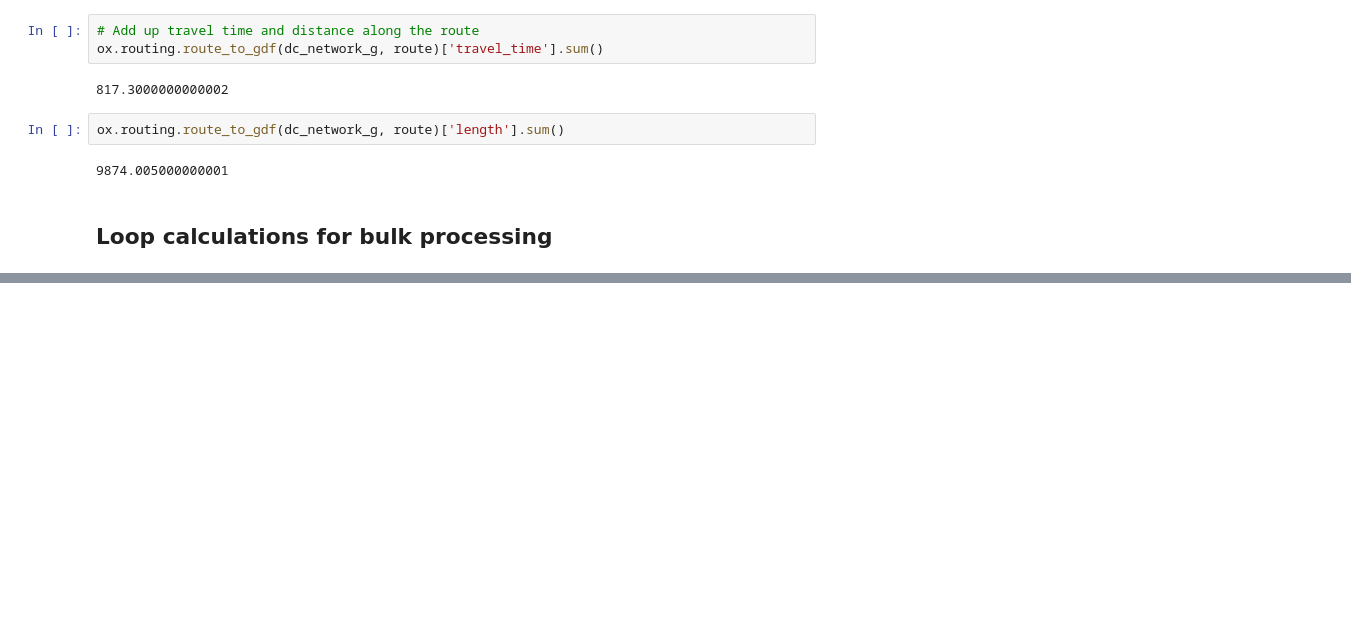
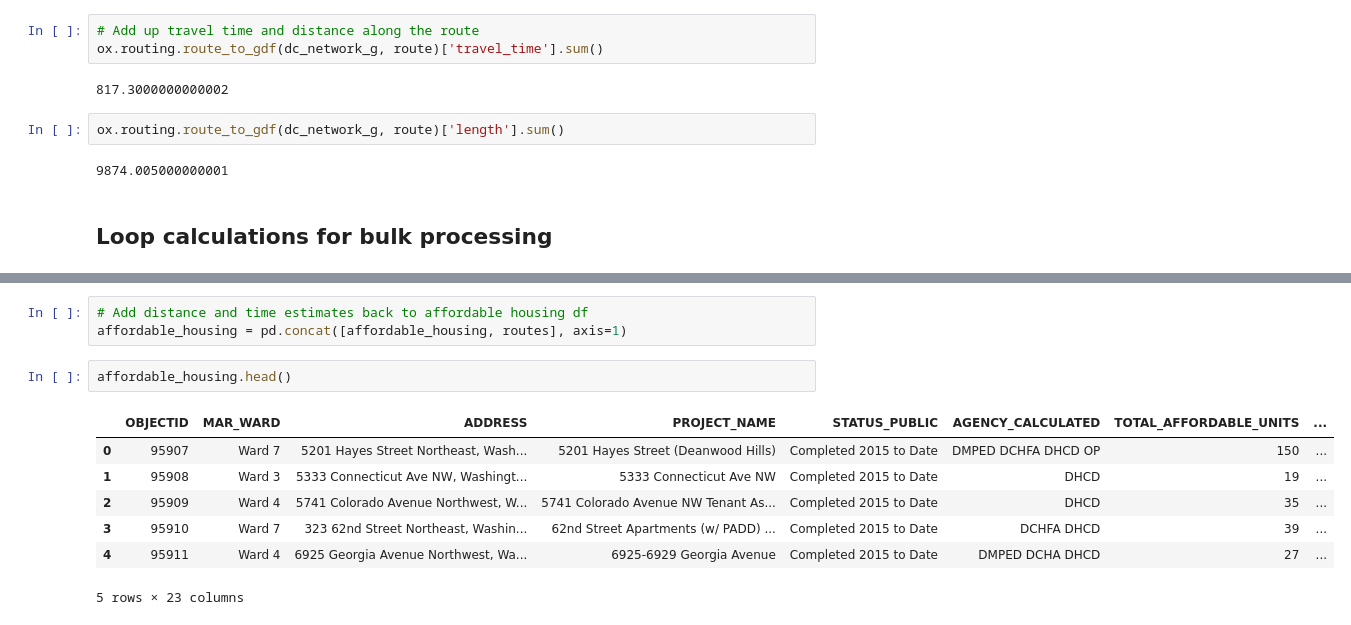
Before and after one commit to ncsg/ursp688y_sp2023, a Jupyter notebook: demos/demo10/demo10.ipynb, the cells around one changed output, grey strips where cells are left out. Drawn from its saved outputs; the diff is of its cells as text; blank space fills up the shorter version.

```diff
--- a/demos/demo10/demo10.ipynb
+++ b/demos/demo10/demo10.ipynb
@@ -213,0 +184,13 @@ affordable_housing
+# %%
+# Add distance and time estimates back to affordable housing df
+affordable_housing = pd.concat([affordable_housing, routes], axis=1)
+# %%
+affordable_housing.head()
+# %% [output]
+|  | OBJECTID | MAR_WARD | ADDRESS | PROJECT_NAME | STATUS_PUBLIC | AGENCY_CALCULATED | TOTAL_AFFORDABLE_UNITS | ... |
+| 0 | 95907 | Ward 7 | 5201 Hayes Street Northeast, Wash... | 5201 Hayes Street (Deanwood Hills) | Completed 2015 to Date | DMPED DCHFA DHCD OP | 150 | ... |
+| 1 | 95908 | Ward 3 | 5333 Connecticut Ave NW, Washingt... | 5333 Connecticut Ave NW | Completed 2015 to Date | DHCD | 19 | ... |
+| 2 | 95909 | Ward 4 | 5741 Colorado Avenue Northwest, W... | 5741 Colorado Avenue NW Tenant As... | Completed 2015 to Date | DHCD | 35 | ... |
+| 3 | 95910 | Ward 7 | 323 62nd Street Northeast, Washin... | 62nd Street Apartments (w/ PADD) ... | Completed 2015 to Date | DCHFA DHCD | 39 | ... |
+| 4 | 95911 | Ward 4 | 6925 Georgia Avenue Northwest, Wa... | 6925-6929 Georgia Avenue | Completed 2015 to Date | DMPED DCHA DHCD | 27 | ... |
+5 rows × 23 columns
```
Also changed, not shown: parts of 9 cells of this notebook.
